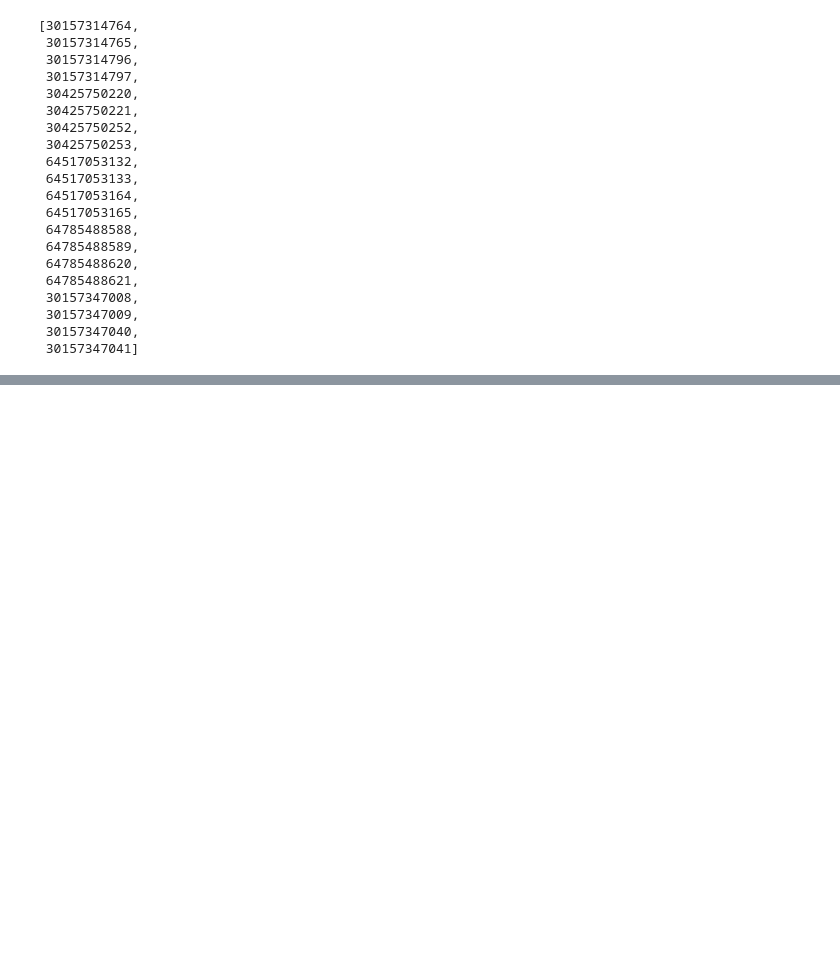
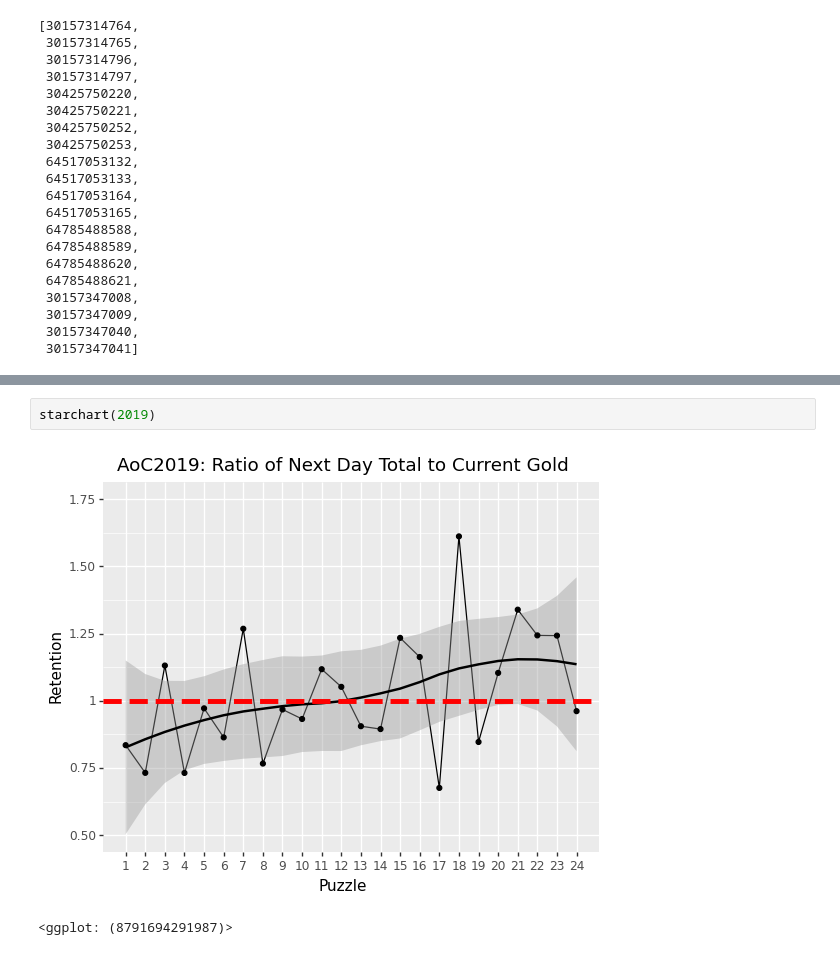
Before and after one commit to mgoadric/AdventOfCode, a Jupyter notebook: 2020/Advent of Code 2020 Solutions.ipynb, the cells around one changed output, grey strips where cells are left out. Cells and saved outputs as stored; diff of their text form; blank space fills up the shorter version.

```diff
--- a/2020/Advent of Code 2020 Solutions.ipynb
+++ b/2020/Advent of Code 2020 Solutions.ipynb
@@ -2006,0 +2035,5 @@ Rewrote broken with function it worked! Scoping leaks in python, grrr.
+# %%
+starchart(2019)
+# %% [output]
+[figure, added]
+<ggplot: (8791694291987)>
```
Also changed, not shown: parts of 38 cells of this notebook, 3 other files.
